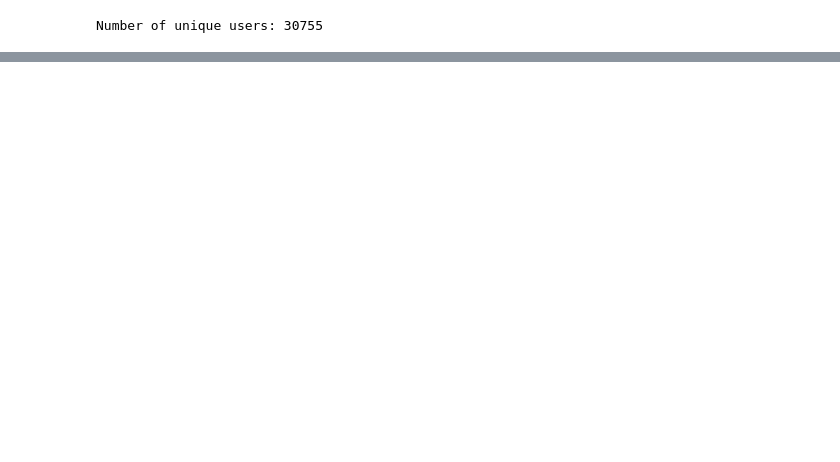
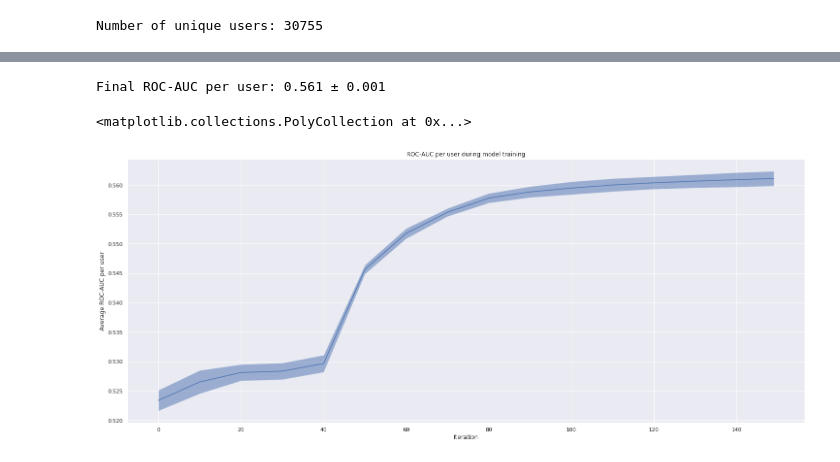
Before and after one commit to SpirinEgor/HSE.recommendation_systems, a Jupyter notebook: homework_2/this_song_is_all_you_need.ipynb, the cells around one changed output, grey strips where cells are left out. Drawn from its saved outputs; the diff is of its cells as text; code cells hidden in the pictures; blank space fills up the shorter version.

```diff
--- a/homework_2/this_song_is_all_you_need.ipynb
+++ b/homework_2/this_song_is_all_you_need.ipynb
@@ -85,0 +166,20 @@ cv_result
+# %%
+iterations = [i * 10 for i in range(10)] + [99]
+
+aucs = np.vstack([it["validation"]["QueryAUC:type=Ranking"] for it in scores])
+m_auc = aucs.mean(axis=0)
+s_auc = aucs.std(axis=0)
+
+print(f"Final ROC-AUC per user: {round(m_auc[-1], 3)} ± {round(s_auc[-1], 3)}")
+
+sns.set_theme(rc={"figure.figsize": (25, 10)})
+
+ax = sns.lineplot(x=eval_iterations, y=m_auc)
+ax.set_title("ROC-AUC per user during model training")
+ax.set_ylabel("Average ROC-AUC per user")
+ax.set_xlabel("Iteration")
+ax.fill_between(x=eval_iterations, y1=m_auc - s_auc, y2=m_auc + s_auc, alpha=.5)
+# %% [output]
+Final ROC-AUC per user: 0.561 ± 0.001
+<matplotlib.collections.PolyCollection at 0x...>
+[figure, added]
```
Also changed, not shown: parts of 18 cells of this notebook.
